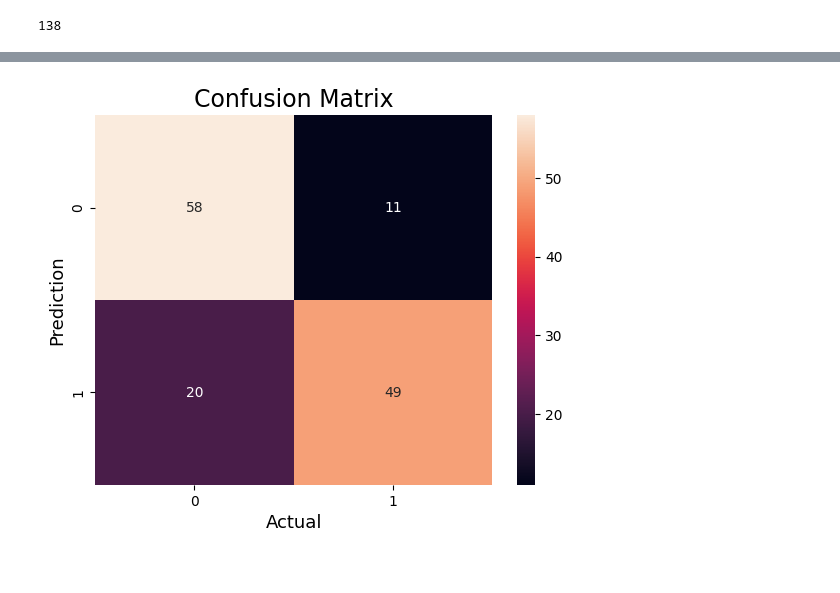
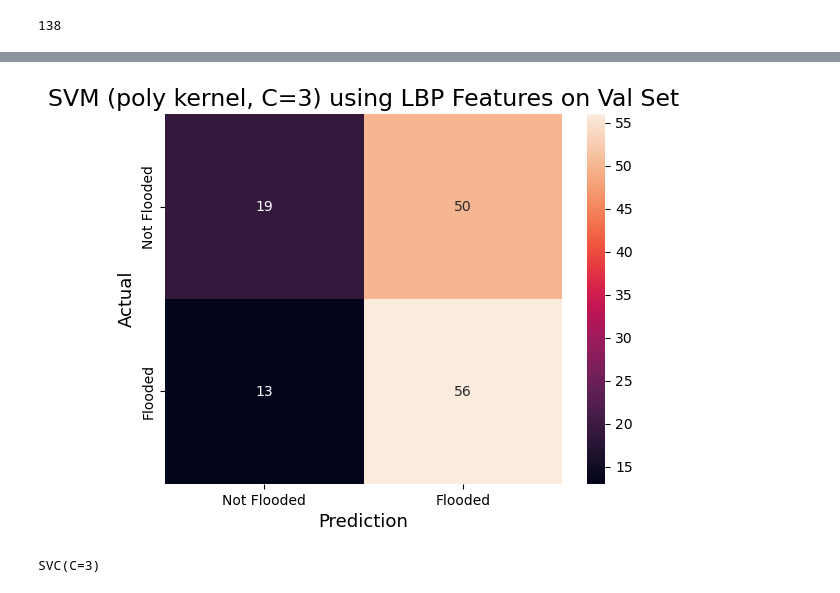
Before and after one commit to Hero2323/Flooding-Detection, a Jupyter notebook: svm.ipynb, the cells around one changed output, grey strips where cells are left out. Drawn from its saved outputs; the diff is of its cells as text; code cells hidden in the pictures.

Commit message:
Fix Confusion Matrix Bug

```diff
--- a/svm.ipynb
+++ b/svm.ipynb
@@ -155,16 +139,17 @@ Accuracy   : 0.7753623188405797
 # %%
-
-
 # Compute the confusion matrix.
 cm = confusion_matrix(labels_val,predictions)
 # Plot the confusion matrix.
-# Plot the confusion matrix.
-new_labels = list(set(labels_val))
-new_labels.sort()
+new_labels = ["Not Flooded", "Flooded"]
 sns.heatmap(cm, annot=True, fmt='g', xticklabels=new_labels, yticklabels=new_labels)
-plt.ylabel('Prediction',fontsize=13)
-plt.xlabel('Actual',fontsize=13)
-plt.title('Confusion Matrix',fontsize=17)
+plt.xlabel('Prediction',fontsize=13)
+plt.ylabel('Actual',fontsize=13)
+plt.title('SVM (poly kernel, C=3) using LBP Features on Val Set',fontsize=17)
 plt.show()
 # %% [output]
-[figure, old version]
+[figure, new version]
+# %%
+clf = svm.SVC(kernel='rbf', C=3)
+clf.fit(d2_train_dataset, labels)
+# %% [output]
+SVC(C=3)
```
Also changed, not shown: parts of 13 cells of this notebook.
